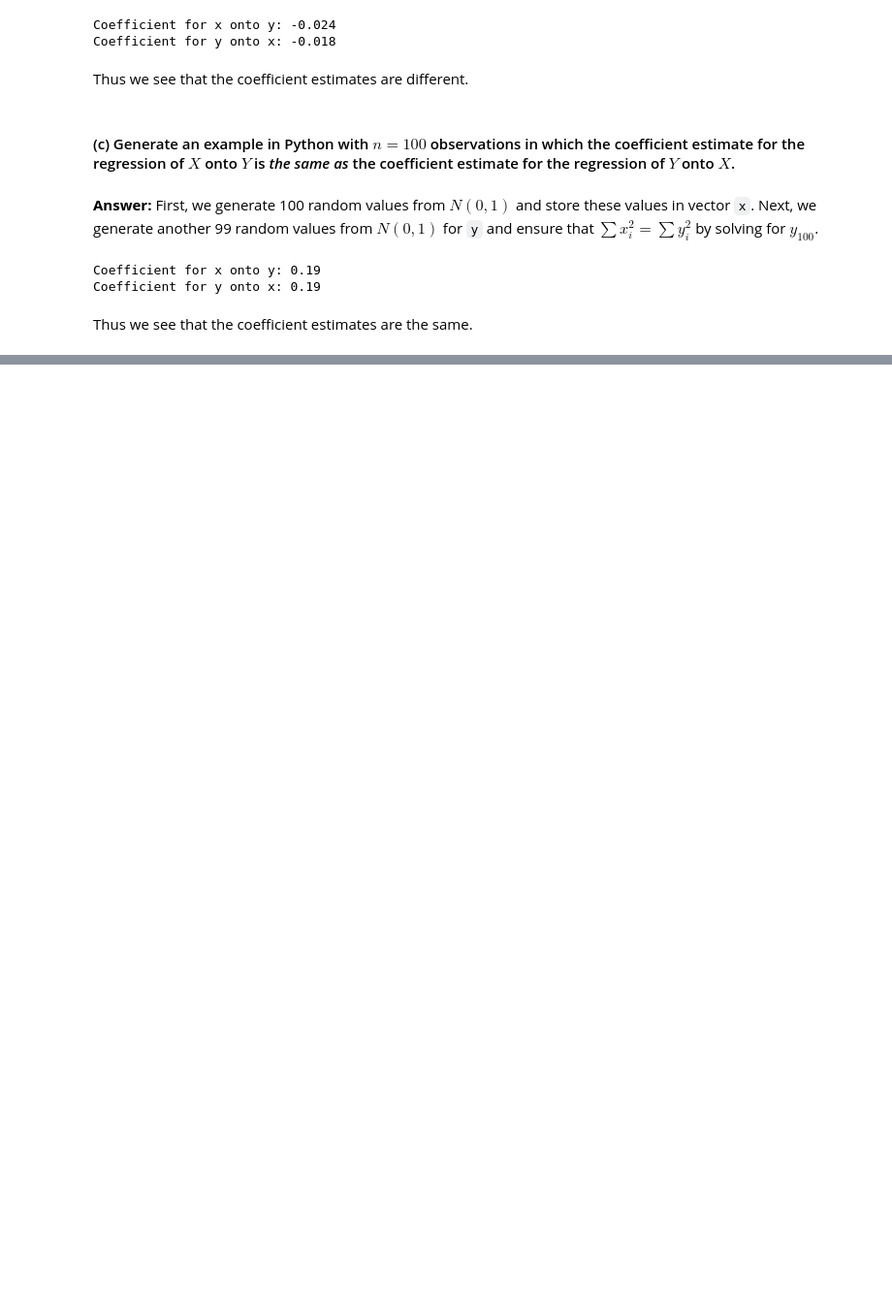
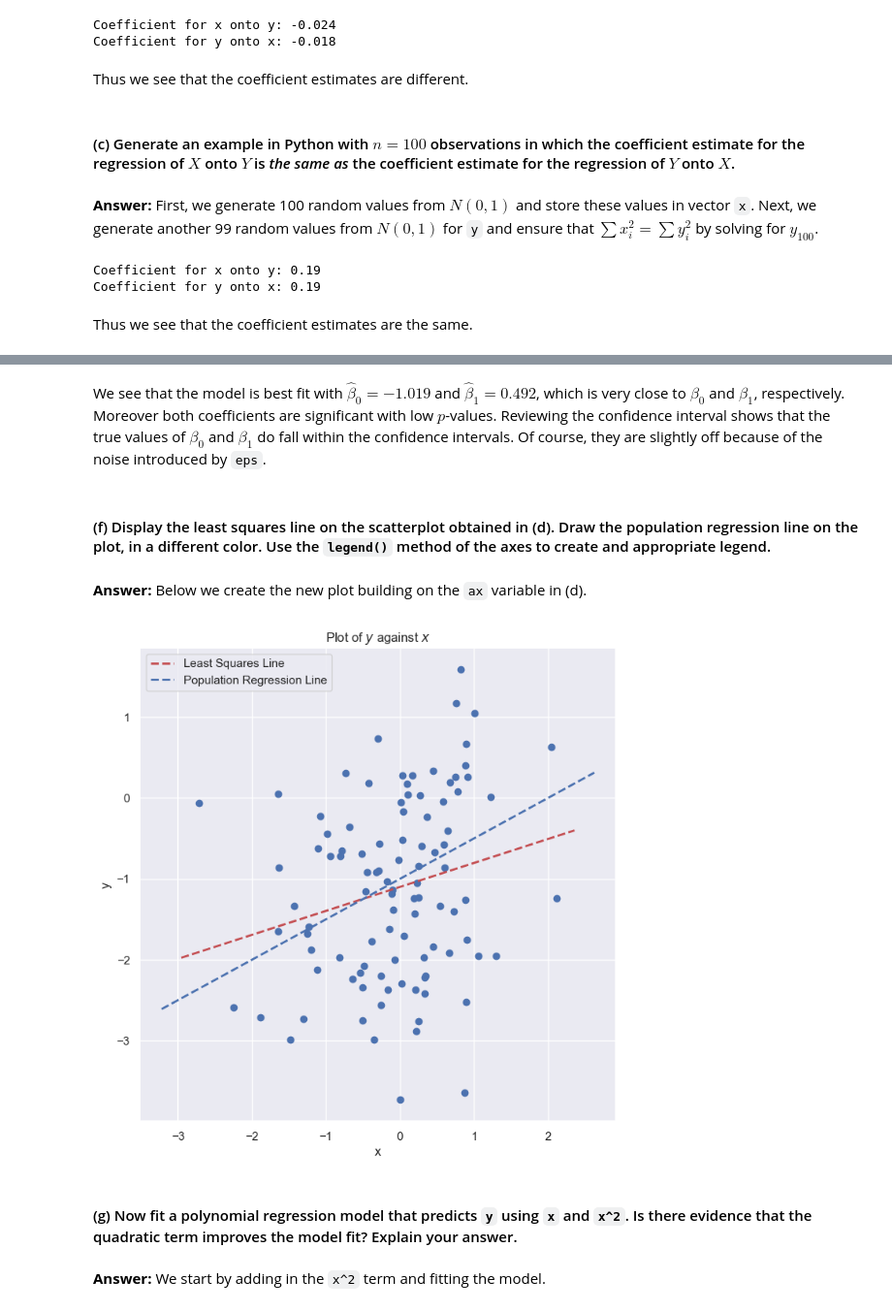
Before and after one commit to justingroves/ISLP, a Jupyter notebook: Jupyter Labs/Chapter 3 Linear Regression/3.7 Exercises.ipynb, the cells around one changed output, grey strips where cells are left out. Shown at 97% size. Saved outputs shown, nothing was run; the diff lists cells and outputs as text; code cells hidden in the pictures; blank space fills up the shorter version.

```diff
--- a/Jupyter Labs/Chapter 3 Linear Regression/3.7 Exercises.ipynb
+++ b/Jupyter Labs/Chapter 3 Linear Regression/3.7 Exercises.ipynb
@@ -1085,0 +1138,7 @@ Thus we see that the coefficient estimates are the same.
+# %%
+# Fit the OLS regression model
+x_w_const = sm.add_constant(x)
+model = sm.OLS(y,x_w_const)
+results = model.fit()
+
+print(results.summary())
@@ -1085,0 +1163,41 @@ Thus we see that the coefficient estimates are the same.
+# %% [markdown]
+We see that the model is best fit with $\hat{\beta}_0 = -1.019$ and $\hat{\beta}_1 = 0.492$, which is very close to $\beta_0$ and $\beta_1$, respectively. Moreover both coefficients are significant with low $p$-values. Reviewing the confidence interval shows that the true values of $\beta_0$ and $\beta_1$ do fall within the confidence intervals. Of course, they are slightly off because of the noise introduced by `eps`.
+# %% [markdown]
+#### (f) Display the least squares line on the scatterplot obtained in (d). Draw the population regression line on the plot, in a different color. Use the `legend()` method of the axes to create and appropriate legend.
+# %% [markdown]
+**Answer:** Below we create the new plot building on the `ax` variable in (d).
+# %%
+# Generate the scatterplot
+ax = plt.subplots(figsize=(8,8))[1]
+ax.scatter(x,y)
+ax.set_xlabel('x')
+ax.set_ylabel('y')
+ax.set_title('Plot of $y$ against $x$')
+
+# Add the least squares line
+abline(ax,
+    results.params[0],
+    results.params[1],
+    'r--',
+    linewidth=2,
+    label='Least Squares Line'
+)
+
+# Add the population regression line
+abline(
+    ax,
+    -1,
+    0.5,
+    'b--',
+    linewidth=2,
+    label='Population Regression Line'
+)
+
+plt.legend()
+plt.show()
+# %% [output]
+[figure, added]
+# %% [markdown]
+#### (g) Now fit a polynomial regression model that predicts `y` using `x` and `x^2`. Is there evidence that the quadratic term improves the model fit? Explain your answer.
+# %% [markdown]
+**Answer:** We start by adding in the `x^2` term and fitting the model.
```
Also changed, not shown: parts of 28 cells of this notebook.
